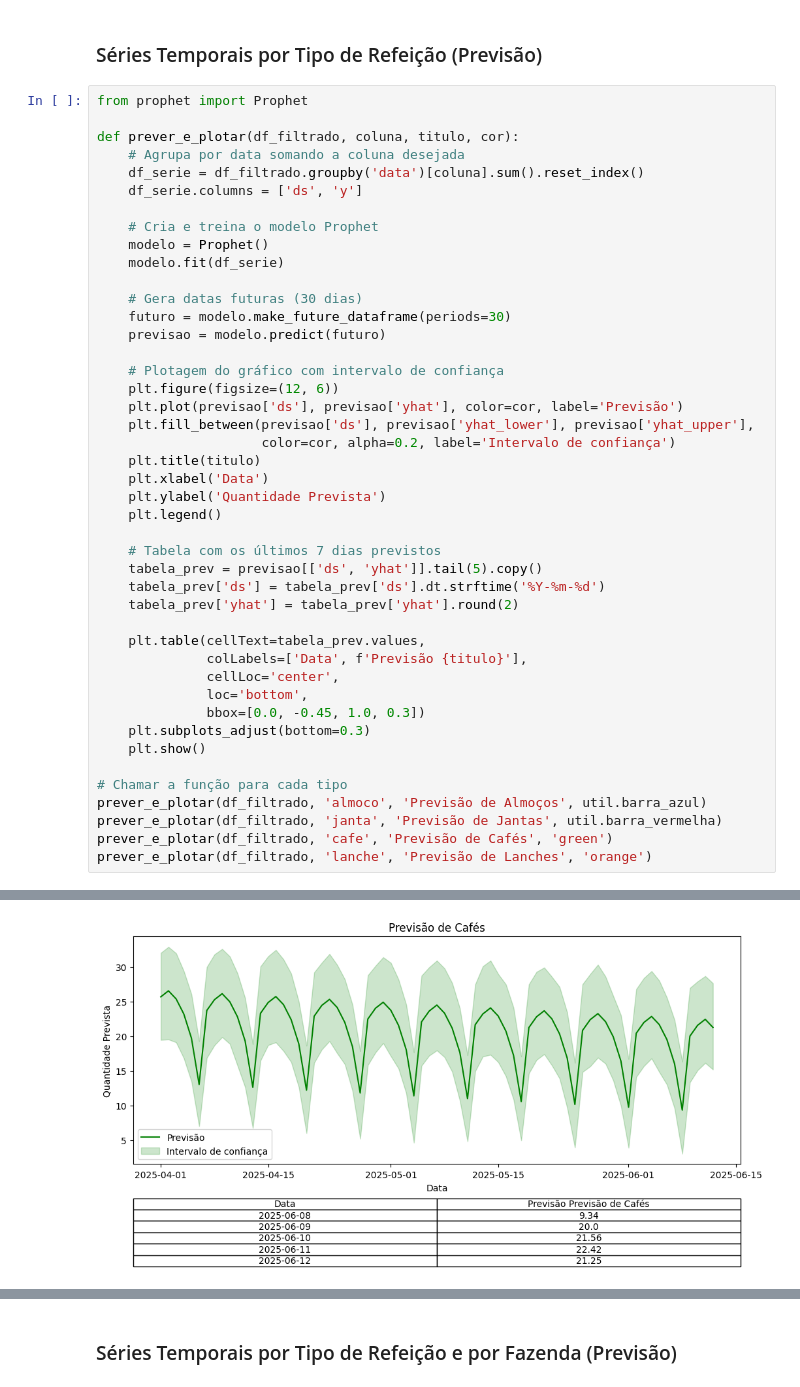
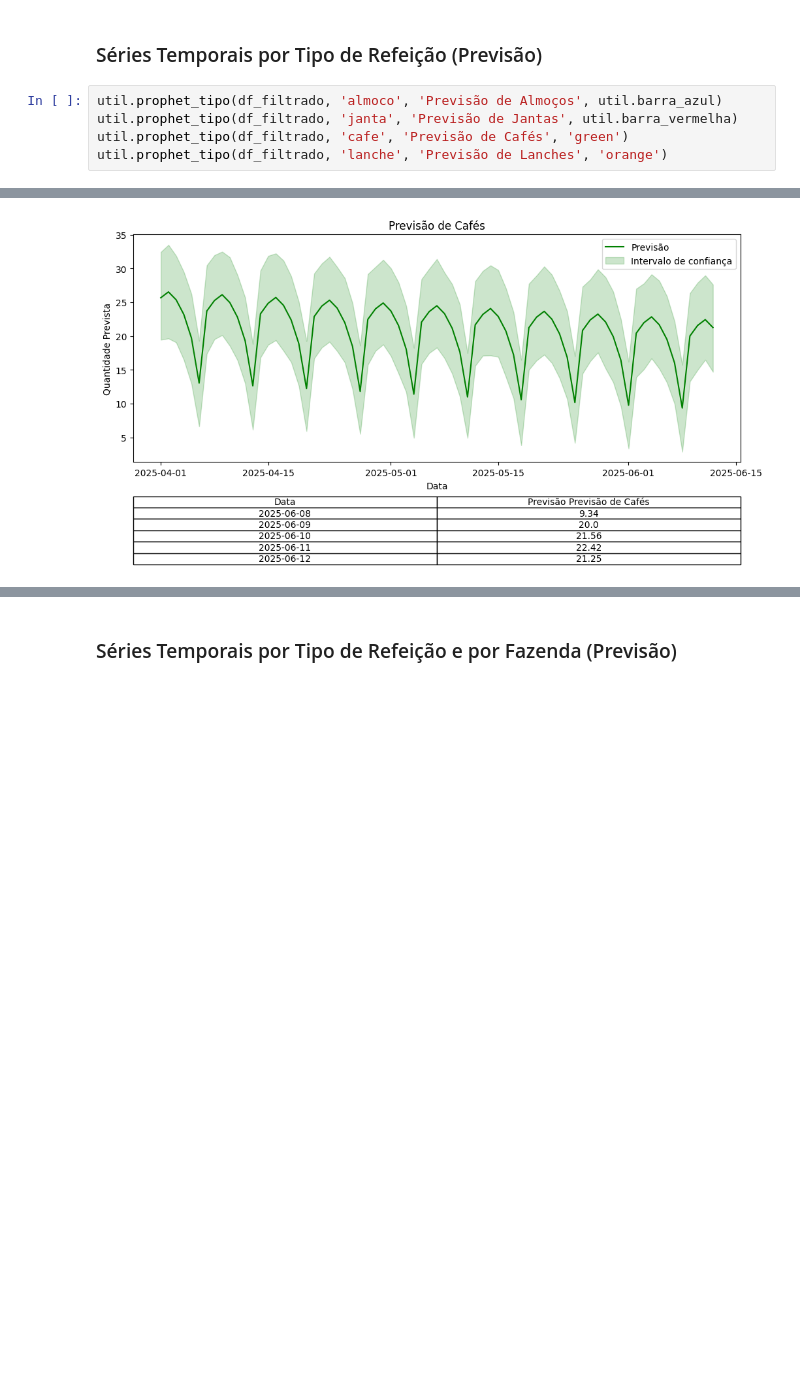
Before and after one commit to rafa-trindade/dashboard-elisaagro, a Jupyter notebook: notebooks/eda.ipynb, the cells around one changed output, grey strips where cells are left out. Cells and saved outputs as stored; diff of their text form; blank space fills up the shorter version.

```diff
--- a/notebooks/eda.ipynb
+++ b/notebooks/eda.ipynb
@@ -589,47 +589,8 @@ plt.show()
 # %% [markdown]
 ### Séries Temporais por Tipo de Refeição (Previsão)
 # %%
-from prophet import Prophet
-
-def prever_e_plotar(df_filtrado, coluna, titulo, cor):
-    # Agrupa por data somando a coluna desejada
-    df_serie = df_filtrado.groupby('data')[coluna].sum().reset_index()
-    df_serie.columns = ['ds', 'y']
-
-    # Cria e treina o modelo Prophet
-    modelo = Prophet()
-    modelo.fit(df_serie)
-
-    # Gera datas futuras (30 dias)
-    futuro = modelo.make_future_dataframe(periods=30)
-    previsao = modelo.predict(futuro)
-
-    # Plotagem do gráfico com intervalo de confiança
-    plt.figure(figsize=(12, 6))
-    plt.plot(previsao['ds'], previsao['yhat'], color=cor, label='Previsão')
-    plt.fill_between(previsao['ds'], previsao['yhat_lower'], previsao['yhat_upper'],
-                     color=cor, alpha=0.2, label='Intervalo de confiança')
-    plt.title(titulo)
-    plt.xlabel('Data')
-    plt.ylabel('Quantidade Prevista')
-    plt.legend()
-
-    # Tabela com os últimos 7 dias previstos
-    tabela_prev = previsao[['ds', 'yhat']].tail(5).copy()
-    tabela_prev['ds'] = tabela_prev['ds'].dt.strftime('%Y-%m-%d')
-    tabela_prev['yhat'] = tabela_prev['yhat'].round(2)
-
-    plt.table(cellText=tabela_prev.values,
-              colLabels=['Data', f'Previsão {titulo}'],
-              cellLoc='center',
-              loc='bottom',
-              bbox=[0.0, -0.45, 1.0, 0.3])
-    plt.subplots_adjust(bottom=0.3)
-    plt.show()
-
-# Chamar a função para cada tipo
-prever_e_plotar(df_filtrado, 'almoco', 'Previsão de Almoços', util.barra_azul)
-prever_e_plotar(df_filtrado, 'janta', 'Previsão de Jantas', util.barra_vermelha)
-prever_e_plotar(df_filtrado, 'cafe', 'Previsão de Cafés', 'green')
-prever_e_plotar(df_filtrado, 'lanche', 'Previsão de Lanches', 'orange')
+util.prophet_tipo(df_filtrado, 'almoco', 'Previsão de Almoços', util.barra_azul)
+util.prophet_tipo(df_filtrado, 'janta', 'Previsão de Jantas', util.barra_vermelha)
+util.prophet_tipo(df_filtrado, 'cafe', 'Previsão de Cafés', 'green')
+util.prophet_tipo(df_filtrado, 'lanche', 'Previsão de Lanches', 'orange')
 # %% [output]
@@ -644 +605 @@ prever_e_plotar(df_filtrado, 'lanche', 'Previsão de Lanches', 'orange')
-[figure, old version]
+[figure, new version]
```
Also changed, not shown: parts of 4 cells of this notebook, 2 other files.
